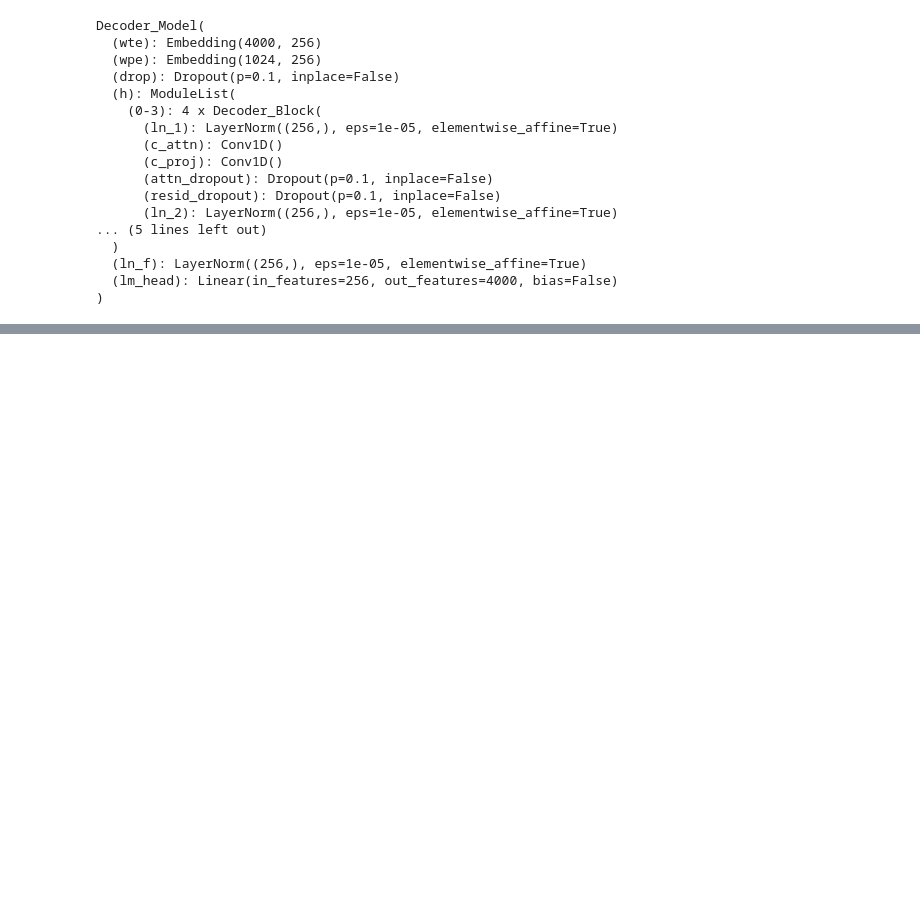
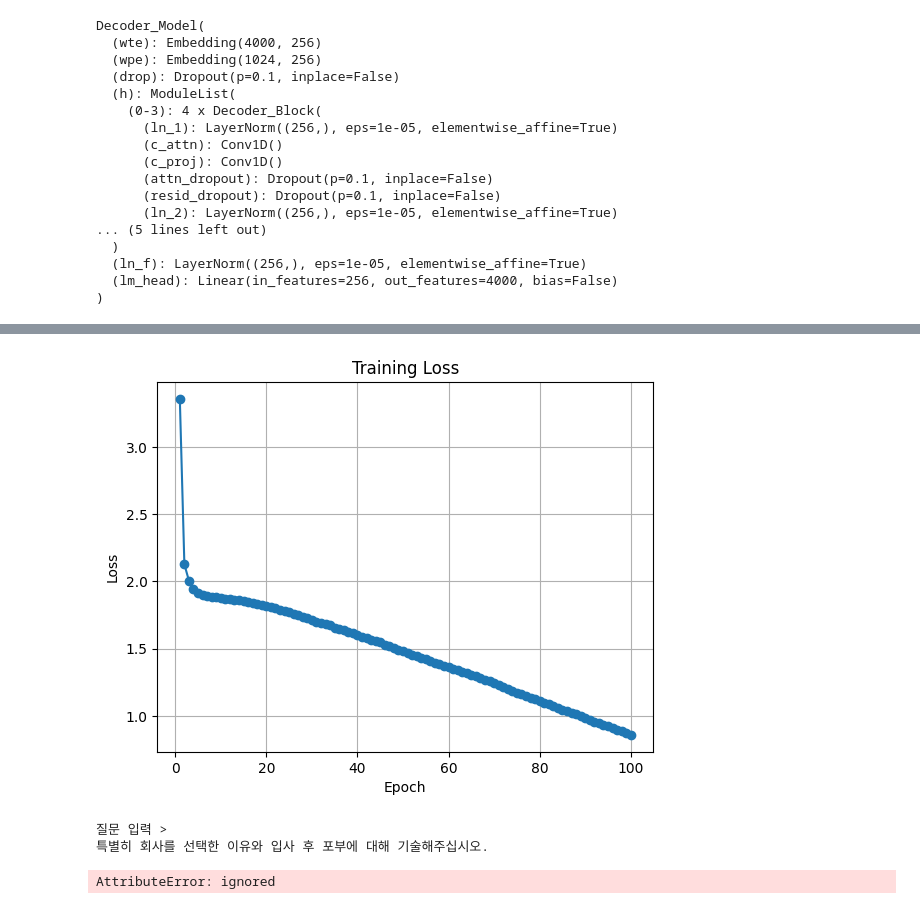
Before and after one commit to CaFeCoKe/Interview_Writer, a Jupyter notebook: Interview_Writer.ipynb, the cells around one changed output, grey strips where cells are left out. Cells and saved outputs as stored; diff of their text form; code cells hidden in the pictures; blank space fills up the shorter version.

```diff
--- a/Interview_Writer.ipynb
+++ b/Interview_Writer.ipynb
@@ -478,3 +479,29 @@ Decoder_Model(
   (ln_f): LayerNorm((256,), eps=1e-05, elementwise_affine=True)
   (lm_head): Linear(in_features=256, out_features=4000, bias=False)
 )
+# %%
+from tqdm.auto import tqdm as tqdm_auto
+
+loss_list = []
+model.train()
+for epoch in range(epochs):
+    loss = 0
+    total_loss = 0.0
+
+    for batch in tqdm_auto(train_dataloader, mininterval=0.01, leave=True):
+        optimizer.zero_grad()     # 그래디언트 초기화
+
+        inputs = {k: v.to(device) for k, v in batch.items()}
+        outputs = model(**inputs)   # 모형으로 결과 예측
+
+        loss = outputs.loss
+        total_loss += loss.item()
+
+        loss.backward()     # 역전파
+        optimizer.step()    # 옵티마이저 업데이트
+        # scheduler.step()    # 스케줄러 업데이트
+
+    avg_train_loss = total_loss / len(train_dataloader)
+    torch.cuda.empty_cache()
+    print('epoch %d, train loss: %.4f \n' % (epoch, avg_train_loss))
+    loss_list.append(avg_train_loss)
@@ -480,0 +522,39 @@ Decoder_Model(
+# %%
+import matplotlib.pyplot as plt
+
+epoch_list = []
+
+for i in range(1, 101):
+    epoch_list.append(i)
+
+
+def plot_loss(epoch_list, loss_list):
+    plt.plot(epoch_list, loss_list, marker='o')
+    plt.xlabel('Epoch')
+    plt.ylabel('Loss')
+    plt.title('Training Loss')
+    plt.grid(True)
+    plt.show()
+# %%
+plot_loss(epoch_list, loss_list)
+# %% [output]
+[figure, added]
+# %%
+while 1:
+    document = input("질문 입력 > \n").strip()
+    # quit 입력시 종료
+    if document == "quit":
+        break
+
+    input_ids = fast_tokenizer.encode(document)
+    input_ids = torch.tensor(input_ids)
+    input_ids = input_ids.unsqueeze(0)
+
+    output = model(input_ids)
+    output = fast_tokenizer.decode(output[0], skip_special_tokens=True)
+
+    print(f'생성 결과 > \n{output}')
+# %% [output]
+질문 입력 >
+특별히 회사를 선택한 이유와 입사 후 포부에 대해 기술해주십시오.
+AttributeError: ignored
```
Also changed, not shown: parts of 3 cells of this notebook.
